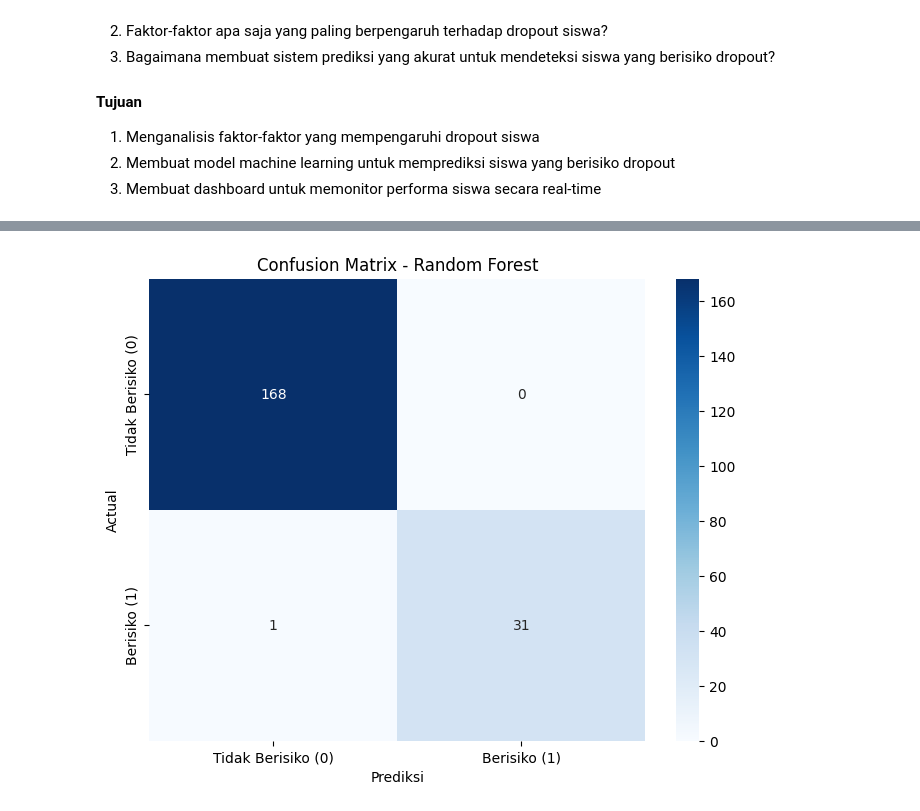
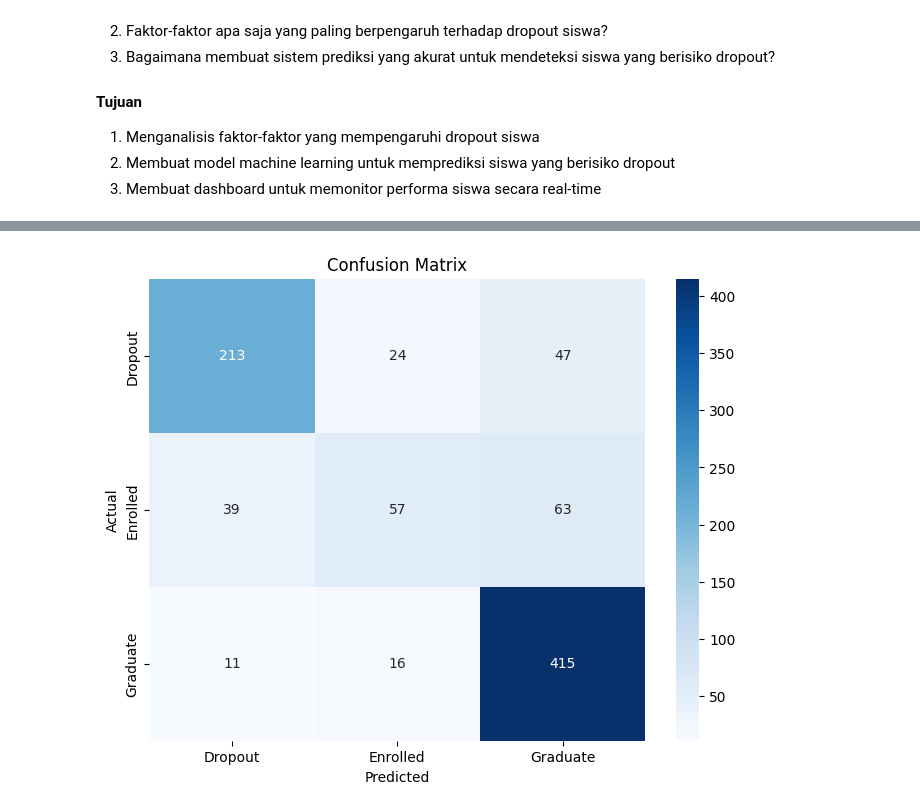
Before and after one commit to fikri6659/Belajar-Penerapan-Data-Science-02, a Jupyter notebook: notebook.ipynb, the cells around one changed output, grey strips where cells are left out. Cells and saved outputs as stored; diff of their text form; code cells hidden in the pictures.

```diff
--- a/notebook.ipynb
+++ b/notebook.ipynb
@@ -181,0 +123,20 @@ Shape y: (1000,)
+# %%
+# Define features (X) dan target (y)
+# Kolom-kolom yang berakhiran '_encoded' dan beberapa kolom numerik
+feature_cols = [col for col in df_processed.columns if col.endswith('_encoded') and col != 'Status_encoded']
+numeric_features = ['Admission_grade', 'Age_at_enrollment', 'Curricular_units_1st_sem_credited',
+                    'Curricular_units_1st_sem_enrolled', 'Curricular_units_1st_sem_evaluations',
+                    'Curricular_units_1st_sem_approved', 'Curricular_units_1st_sem_grade',
+                    'Curricular_units_1st_sem_without_evaluations', 'Curricular_units_2nd_sem_credited',
+                    'Curricular_units_2nd_sem_enrolled', 'Curricular_units_2nd_sem_evaluations',
+                    'Curricular_units_2nd_sem_approved', 'Curricular_units_2nd_sem_grade',
+                    'Curricular_units_2nd_sem_without_evaluations', 'Unemployment_rate',
+                    'Inflation_rate', 'GDP']
+
+all_features = feature_cols + numeric_features
+X = df_processed[all_features]
+y = df_processed['Status_encoded'] # 0: Dropout, 1: Enrolled, 2: Graduate
+
+print(f'Jumlah Features: {X.shape[1]}')
+print(f'Kelas target: {y.unique()}')
+X.head()
@@ -356,0 +178,5 @@ plt.show()
+# %%
+# Train model
+model = RandomForestClassifier(random_state=42, class_weight='balanced')
+model.fit(X_train_scaled, y_train)
+print('Model trained successfully')
@@ -357,17 +244,11 @@ plt.show()
 # %%
-# Confusion Matrix untuk model terbaik (Random Forest)
-best_model_name = 'Random Forest'
-y_pred_best = results[best_model_name]['y_pred']
-
-cm = confusion_matrix(y_test, y_pred_best)
-
+# Confusion Matrix
 plt.figure(figsize=(8, 6))
-sns.heatmap(cm, annot=True, fmt='d', cmap='Blues')
-plt.title(f'Confusion Matrix - {best_model_name}')
-plt.xlabel('Prediksi')
+cm = confusion_matrix(y_test, y_pred)
+sns.heatmap(cm, annot=True, fmt='d', cmap='Blues', xticklabels=['Dropout', 'Enrolled', 'Graduate'], yticklabels=['Dropout', 'Enrolled', 'Graduate'])
+plt.xlabel('Predicted')
 plt.ylabel('Actual')
-plt.xticks([0.5, 1.5], ['Tidak Berisiko (0)', 'Berisiko (1)'])
-plt.yticks([0.5, 1.5], ['Tidak Berisiko (0)', 'Berisiko (1)'])
+plt.title('Confusion Matrix')
 plt.show()
 # %% [output]
-[figure, old version]
+[figure, new version]
```
Also changed, not shown: parts of 34 cells of this notebook, 15 other files.
